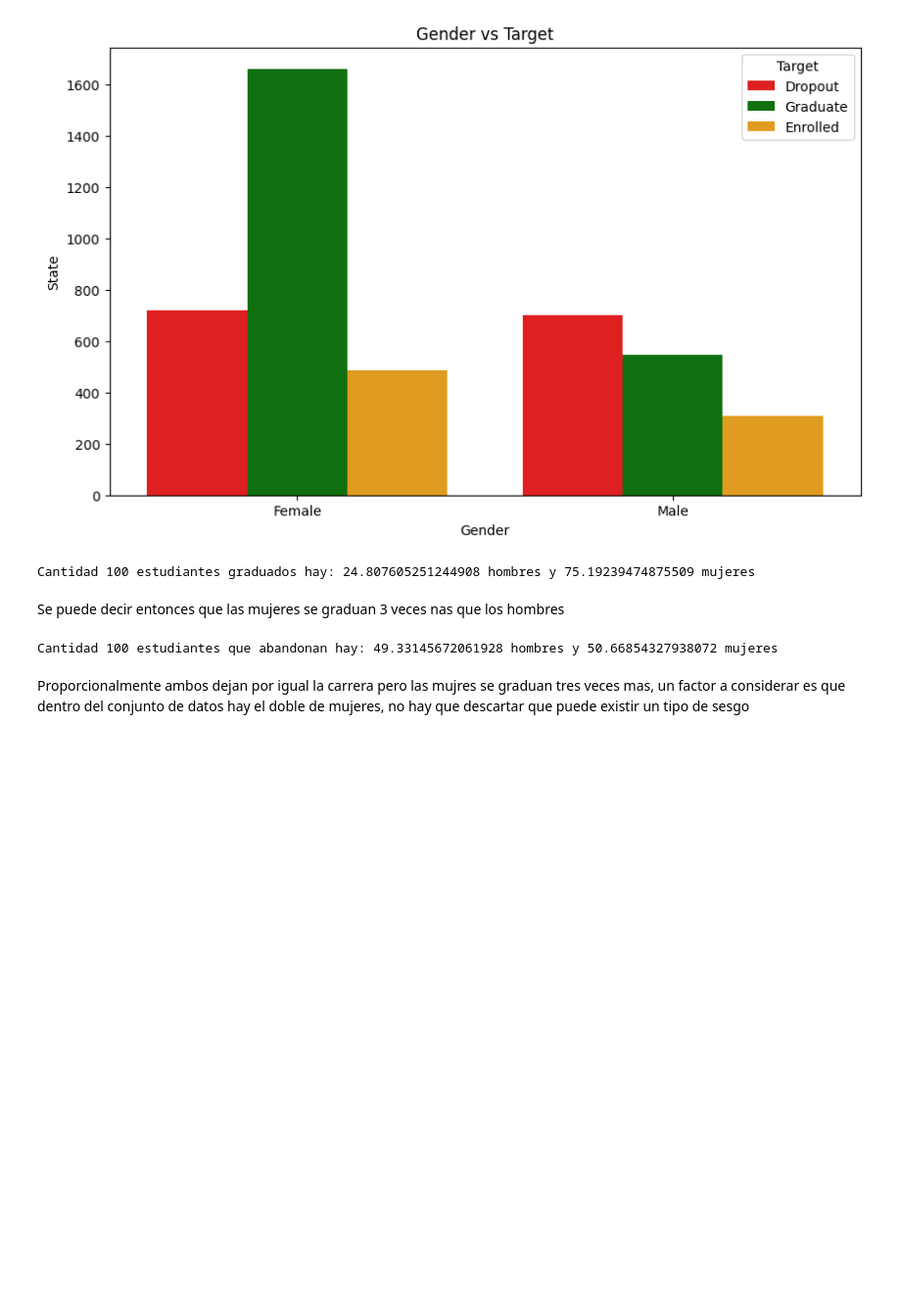
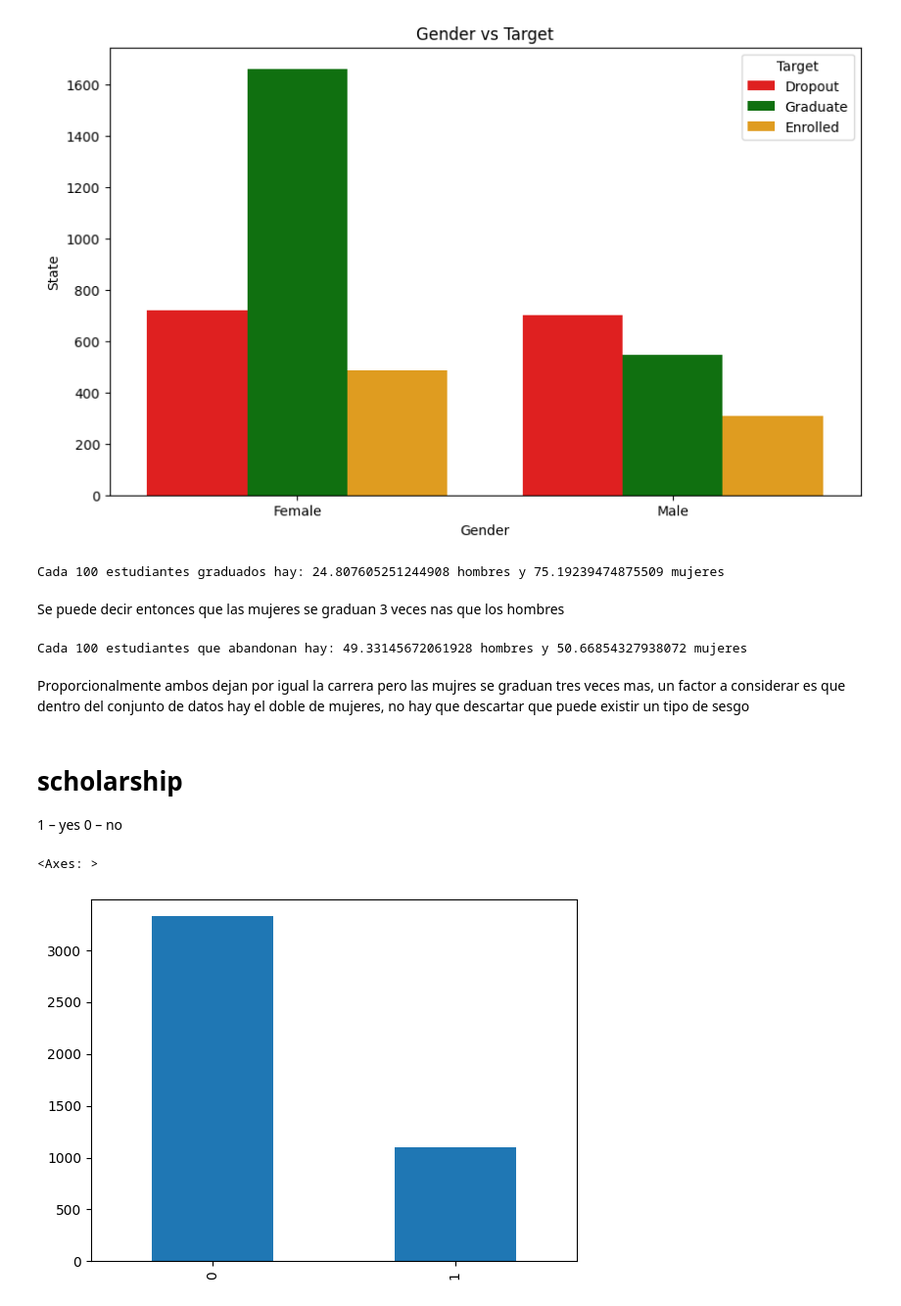
Before and after one commit to fowardelcac/Abandono-Escolar, a Jupyter notebook: Notebooks/1.ipynb, the cells around one changed output. Shown at 98% size. Cells and saved outputs as stored; diff of their text form; code cells hidden in the pictures; blank space fills up the shorter version.

```diff
--- a/Notebooks/1.ipynb
+++ b/Notebooks/1.ipynb
@@ -542,9 +549,9 @@ df_graduate = dataf[dataf.Target == 1]
 n = len(df_graduate)
 female_graduate = len(df_graduate[df_graduate.Gender == 0])
 male_graduate = len(df_graduate[df_graduate.Gender == 1])
-print(f'Cantidad 100 estudiantes graduados hay: {((male_graduate / n) * 100)} hombres y {((female_graduate / n) * 100)} mujeres')
+print(f'Cada 100 estudiantes graduados hay: {((male_graduate / n) * 100)} hombres y {((female_graduate / n) * 100)} mujeres')
 # %% [output]
-Cantidad 100 estudiantes graduados hay: 24.807605251244908 hombres y 75.19239474875509 mujeres
+Cada 100 estudiantes graduados hay: 24.807605251244908 hombres y 75.19239474875509 mujeres
 # %% [markdown]
 Se puede decir entonces que las mujeres se graduan 3 veces nas que los hombres
 # %%
@@ -552,8 +559,16 @@ df_drop = dataf[dataf.Target == 0]
 n = len(df_drop)
 female_graduate = len(df_drop[df_drop.Gender == 0])
 male_graduate = len(df_drop[df_drop.Gender == 1])
-print(f'Cantidad 100 estudiantes que abandonan hay: {((male_graduate / n) * 100)} hombres y {((female_graduate / n) * 100)} mujeres')
+print(f'Cada 100 estudiantes que abandonan hay: {((male_graduate / n) * 100)} hombres y {((female_graduate / n) * 100)} mujeres')
 # %% [output]
-Cantidad 100 estudiantes que abandonan hay: 49.33145672061928 hombres y 50.66854327938072 mujeres
+Cada 100 estudiantes que abandonan hay: 49.33145672061928 hombres y 50.66854327938072 mujeres
 # %% [markdown]
 Proporcionalmente ambos dejan por igual la carrera pero las mujres se graduan tres veces mas, un factor a considerar es que dentro del conjunto de datos hay el doble de mujeres, no hay que descartar que puede existir un tipo de sesgo
+# %% [markdown]
+# scholarship
+1 – yes 0 – no
+# %%
+dataf.scholarship.value_counts().plot(kind = 'bar')
+# %% [output]
+<Axes: >
+[figure, added]
```
Also changed, not shown: parts of 15 cells of this notebook.
